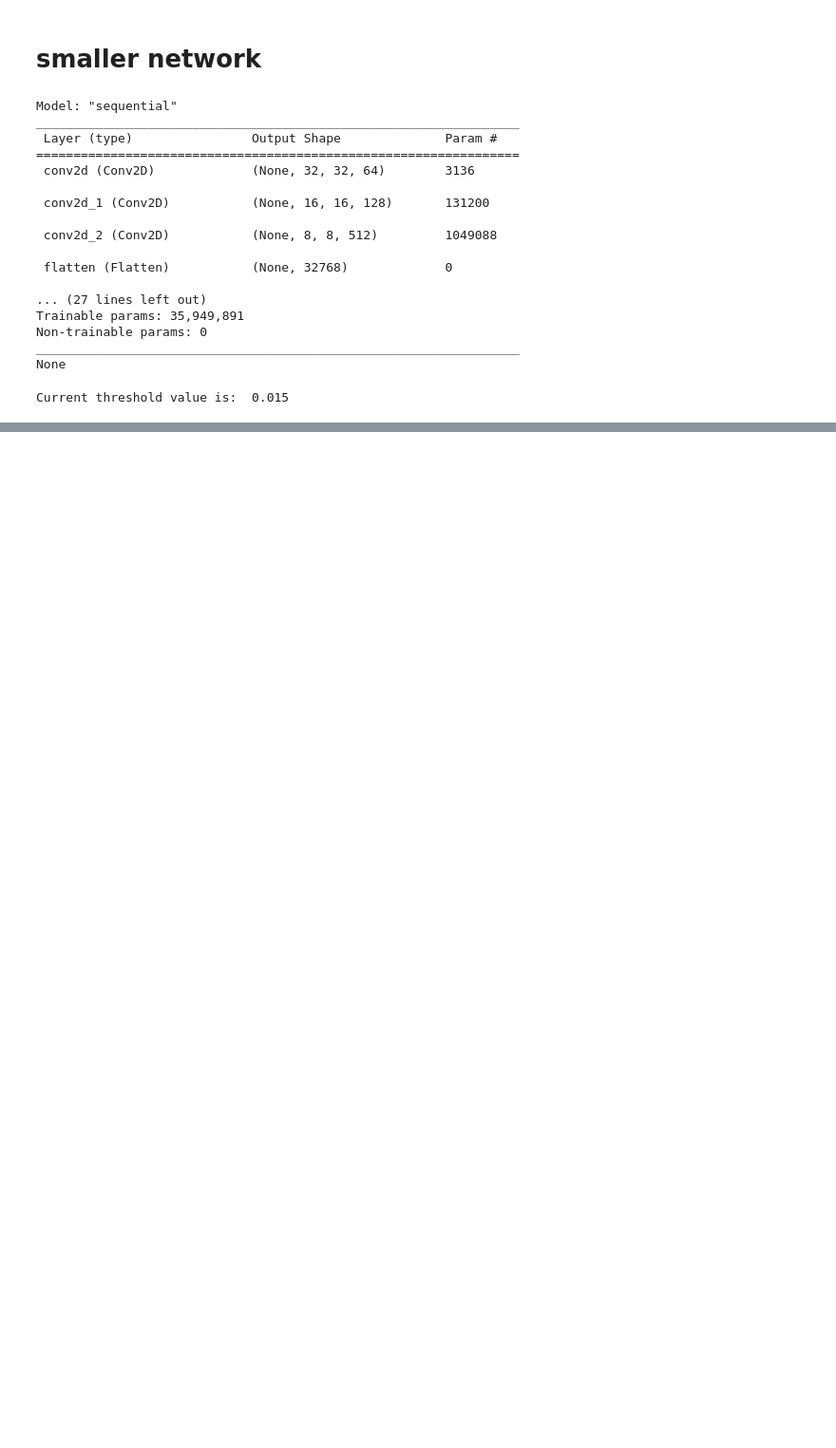
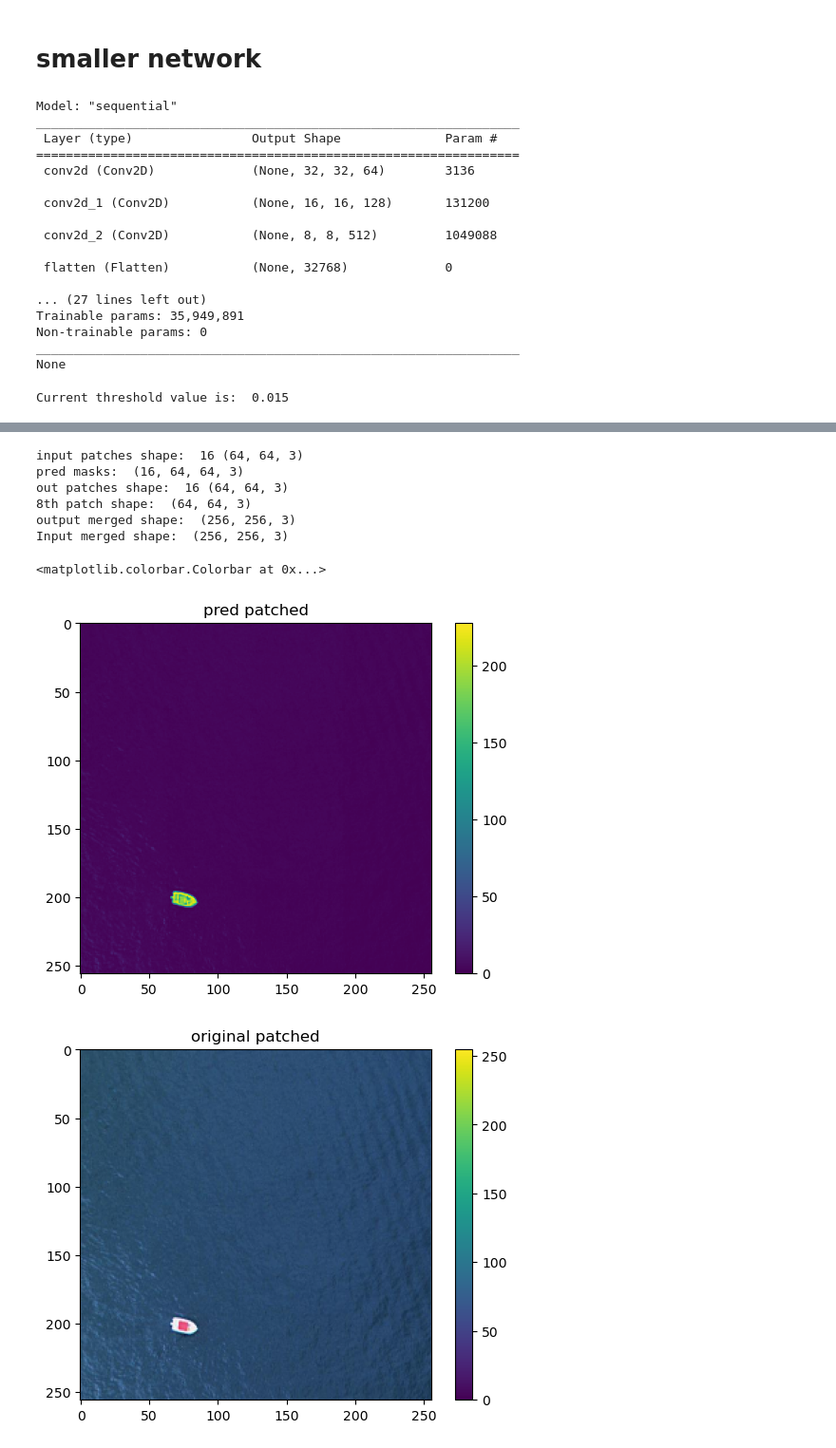
Before and after one commit to ahmadSum1/NTNU_mscThesis, a Jupyter notebook: 264_alibinet_outlier_detection_skb_smallNet.ipynb, the cells around one changed output, grey strips where cells are left out. Shown at 95% size. Saved outputs shown, nothing was run; the diff lists cells and outputs as text; code cells hidden in the pictures; blank space fills up the shorter version.

```diff
--- a/264_alibinet_outlier_detection_skb_smallNet.ipynb
+++ b/264_alibinet_outlier_detection_skb_smallNet.ipynb
@@ -516,0 +470,77 @@ Is this image an outlier (0 for NO and 1 for YES)? 0
+# %%
+#Let us check it for multiple images
+from os import pread
+
+
+img_patches, indices = resize_patch("datasets/bad/5_jpg.rf.6c3b78839ec68a96b56eabf5b997768e.jpg")
+
+print("input patches shape: ", len(img_patches), img_patches[0].shape)
+
+X_p = np.array(img_patches).astype('float32') / 255.
+
+# plt.imshow(X_p[7])
+# plt.title("1 patch ")
+# plt.colorbar()
+# plt.show()
+
+
+Y = od.predict(X_p,
+                    outlier_type='instance',    # use 'feature' or 'instance' level
+                    return_feature_score=True,  # scores used to determine outliers
+                    return_instance_score=True)
+
+Y_masks = Y['data']['feature_score']
+print("pred masks: ",Y_masks.shape)
+
+Y_masks_list = [*Y_masks]
+print("out patches shape: ", len(Y_masks_list), Y_masks_list[0].shape)
+
+# tiled = imgviz.tile(list(map(np.uint8, Y_masks_list)), border=(255, 0, 0))
+# plt.figure()
+# plt.imshow(tiled)
+
+
+mask7 = Y_masks[7]
+print("8th patch shape: ",mask7.shape)
+
+
+
+# plt.imshow(mask7[:,:,0])
+# plt.colorbar()
+# plt.show()
+
+
+od_preds = emp.merge_patches(Y_masks_list, indices, mode='overwrite')*255
+print("output merged shape: ", od_preds.shape)
+
+
+
+
+
+plt.figure()
+plt.imshow(od_preds[:,:,0].astype(np.uint8))
+plt.title("pred patched")
+plt.colorbar()
+
+
+
+# print("output patches shape: ", od_preds_p.shape)
+X = emp.merge_patches(img_patches, indices, mode='overwrite')
+
+print("Input merged shape: ", X.shape)
+
+plt.figure()
+plt.imshow(X.astype(np.uint8))
+# displaying the title
+plt.title("original patched")
+plt.colorbar()
+# %% [output]
+input patches shape:  16 (64, 64, 3)
+pred masks:  (16, 64, 64, 3)
+out patches shape:  16 (64, 64, 3)
+8th patch shape:  (64, 64, 3)
+output merged shape:  (256, 256, 3)
+Input merged shape:  (256, 256, 3)
+<matplotlib.colorbar.Colorbar at 0x...>
+[figure, added]
+[figure, added]
```
Also changed, not shown: parts of 11 cells of this notebook.
